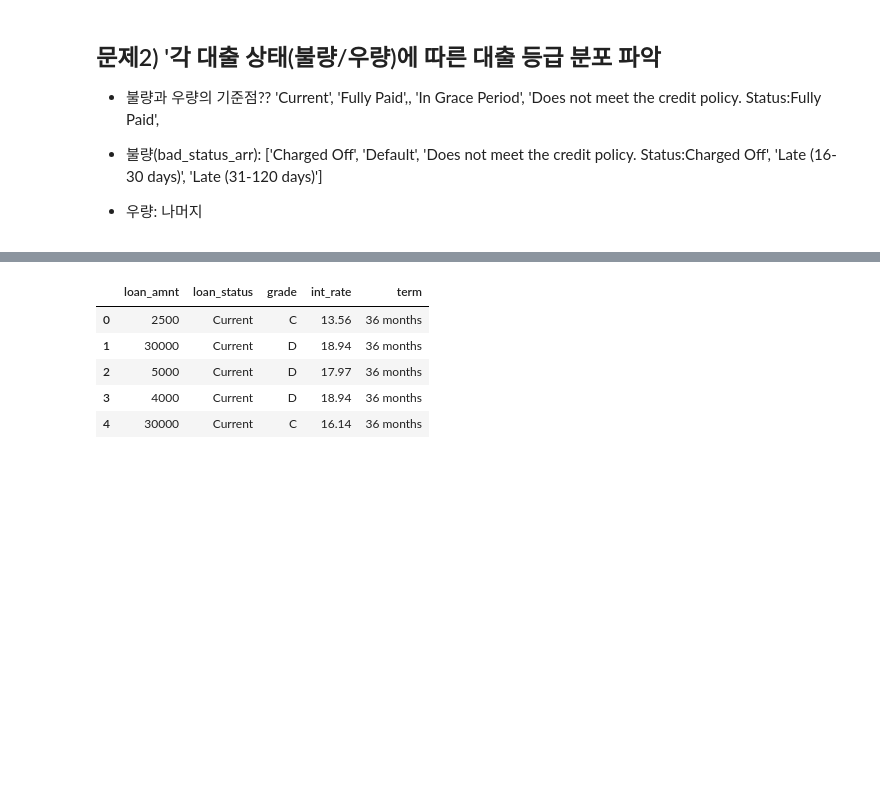
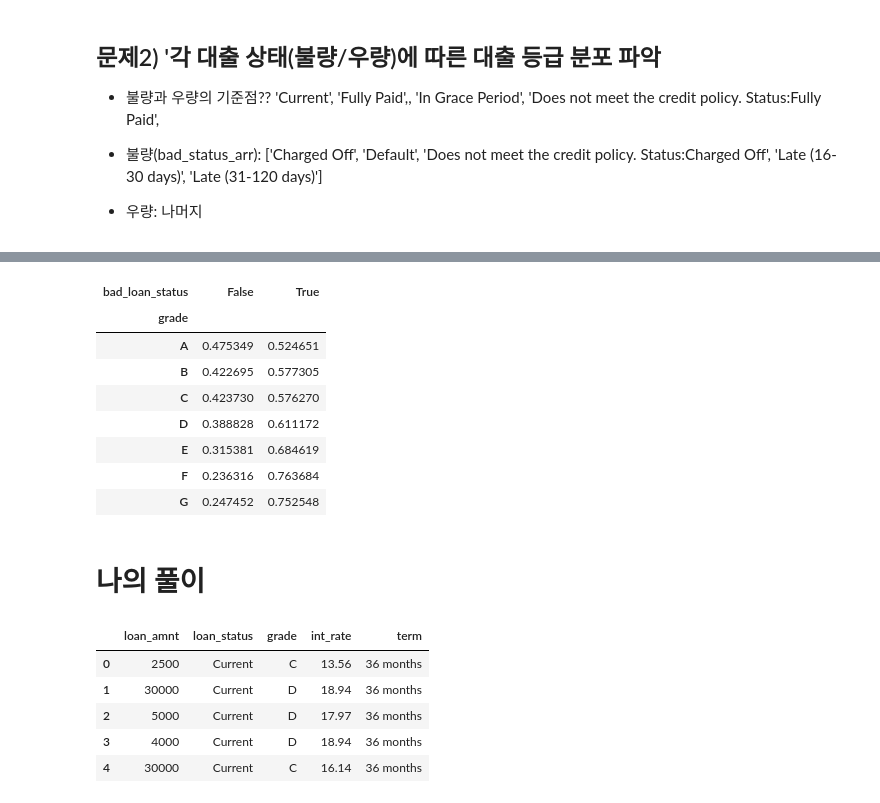
Before and after one commit to efforthye/human-ai, a Jupyter notebook: workspace/3-05) pandas를 활용한 데이터 분석 실습.ipynb, the cells around one changed output, grey strips where cells are left out. Cells and saved outputs as stored; diff of their text form; code cells hidden in the pictures; blank space fills up the shorter version.

```diff
--- a/workspace/3-05) pandas를 활용한 데이터 분석 실습.ipynb
+++ b/workspace/3-05) pandas를 활용한 데이터 분석 실습.ipynb
@@ -136,0 +300,18 @@ dtype: int64
+# %%
+## 비율로 표현
+grade_status = pd.crosstab(
+    df2.grade,
+    df2.bad_loan_status,
+    normalize = 'index'
+)
+grade_status
+# %% [output]
+| bad_loan_status | False | True |
+| grade |  |  |
+| A | 0.475349 | 0.524651 |
+| B | 0.422695 | 0.577305 |
+| C | 0.423730 | 0.576270 |
+| D | 0.388828 | 0.611172 |
+| E | 0.315381 | 0.684619 |
+| F | 0.236316 | 0.763684 |
+| G | 0.247452 | 0.752548 |
@@ -137,3 +331,5 @@ dtype: int64
+# %% [markdown]
+# 나의 풀이
 # %%
 df2.head(5)
 # %% [output]
```
Also changed, not shown: parts of 22 cells of this notebook, 3 other files.
